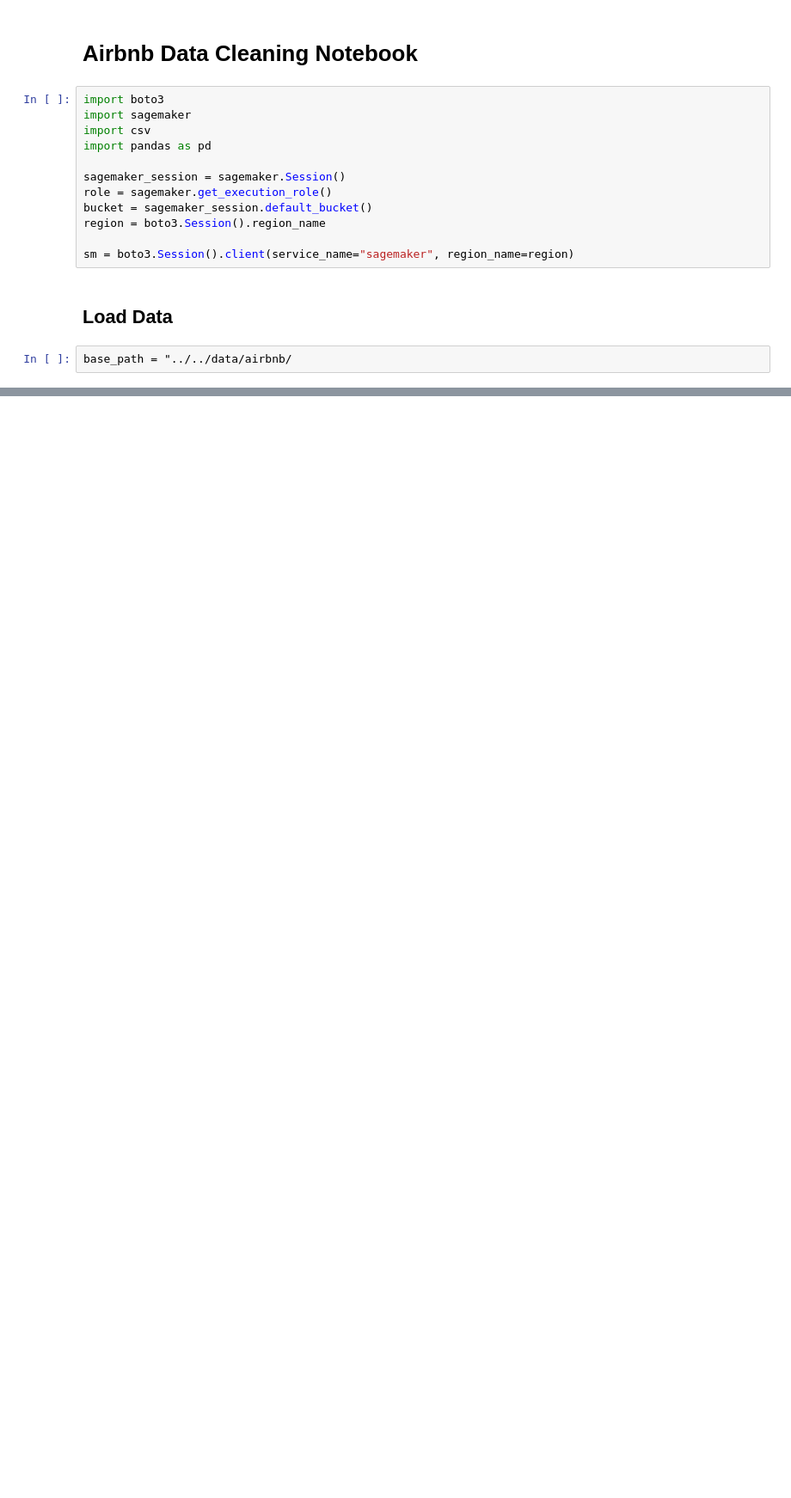
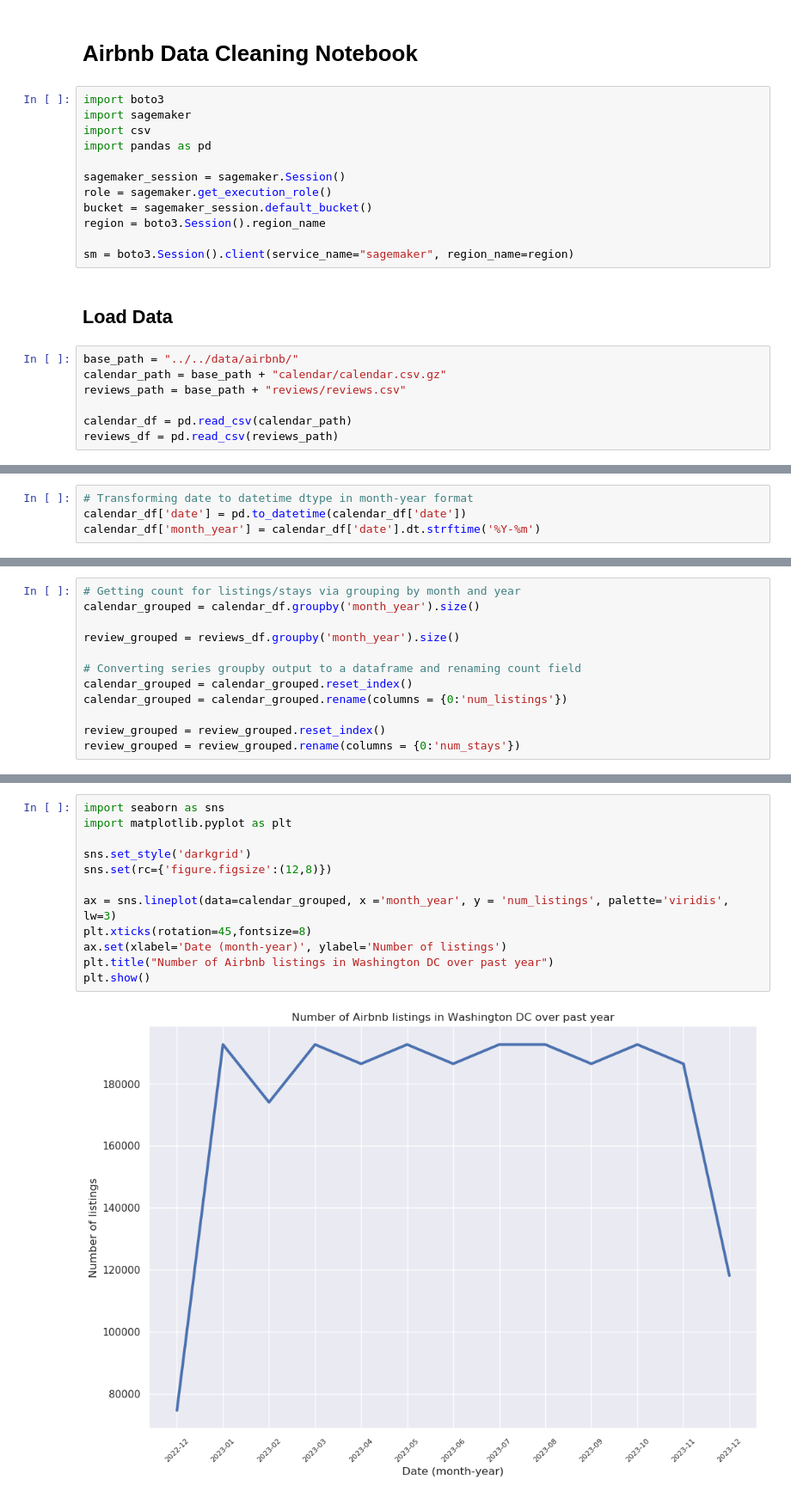
Before and after one commit to hdavis-sandiego/ADS508-Final, a Jupyter notebook: notebooks/02_data_scrub/iac_transforms.ipynb, the cells around one changed output, grey strips where cells are left out. Shown at 86% size. Cells and saved outputs as stored; diff of their text form; blank space fills up the shorter version.

Commit message:
Adding modeling data review and listings

```diff
--- a/notebooks/02_data_scrub/iac_transforms.ipynb
+++ b/notebooks/02_data_scrub/iac_transforms.ipynb
@@ -15,4 +15,9 @@ sm = boto3.Session().client(service_name="sagemaker", region_name=region)
 # %% [markdown]
 ## Load Data
 # %%
-base_path = "../../data/airbnb/
+base_path = "../../data/airbnb/"
+calendar_path = base_path + "calendar/calendar.csv.gz"
+reviews_path = base_path + "reviews/reviews.csv"
+
+calendar_df = pd.read_csv(calendar_path)
+reviews_df = pd.read_csv(reviews_path)
@@ -18,0 +26,4 @@ base_path = "../../data/airbnb/
+# %%
+# Transforming date to datetime dtype in month-year format
+calendar_df['date'] = pd.to_datetime(calendar_df['date'])
+calendar_df['month_year'] = calendar_df['date'].dt.strftime('%Y-%m')
@@ -18,0 +34,12 @@ base_path = "../../data/airbnb/
+# %%
+# Getting count for listings/stays via grouping by month and year
+calendar_grouped = calendar_df.groupby('month_year').size()
+
+review_grouped = reviews_df.groupby('month_year').size()
+
+# Converting series groupby output to a dataframe and renaming count field
+calendar_grouped = calendar_grouped.reset_index()
+calendar_grouped = calendar_grouped.rename(columns = {0:'num_listings'})
+
+review_grouped = review_grouped.reset_index()
+review_grouped = review_grouped.rename(columns = {0:'num_stays'})
@@ -18,0 +48,14 @@ base_path = "../../data/airbnb/
+# %%
+import seaborn as sns
+import matplotlib.pyplot as plt
+
+sns.set_style('darkgrid')
+sns.set(rc={'figure.figsize':(12,8)})
+
+ax = sns.lineplot(data=calendar_grouped, x ='month_year', y = 'num_listings', palette='viridis', lw=3)
+plt.xticks(rotation=45,fontsize=8)
+ax.set(xlabel='Date (month-year)', ylabel='Number of listings')
+plt.title("Number of Airbnb listings in Washington DC over past year")
+plt.show()
+# %% [output]
+[figure, added]
```
Also changed, not shown: parts of 4 cells of this notebook.
